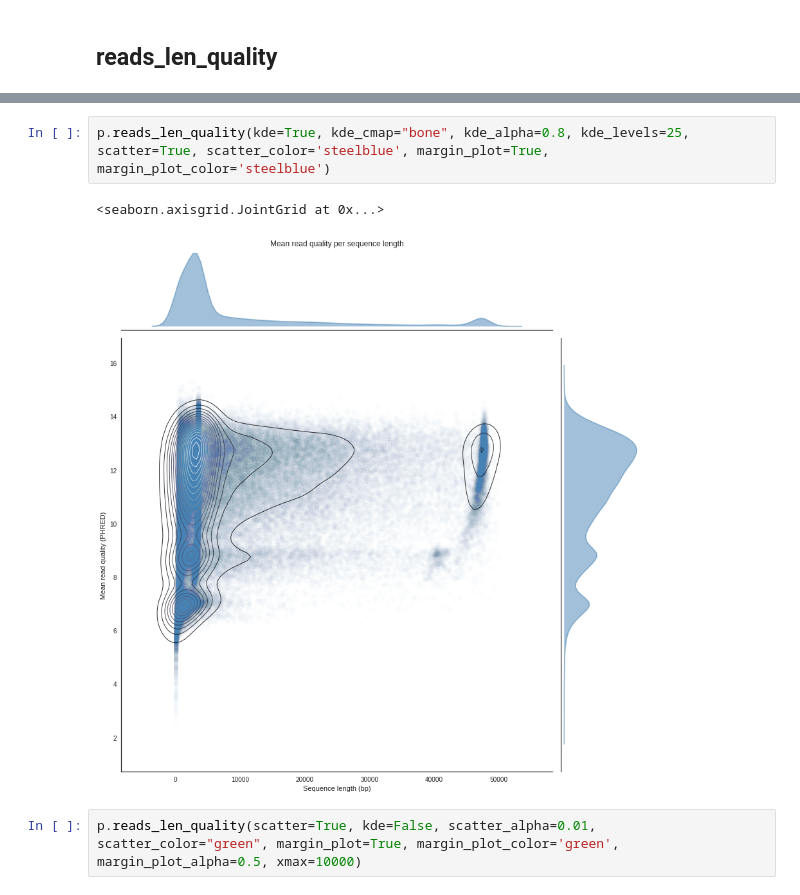
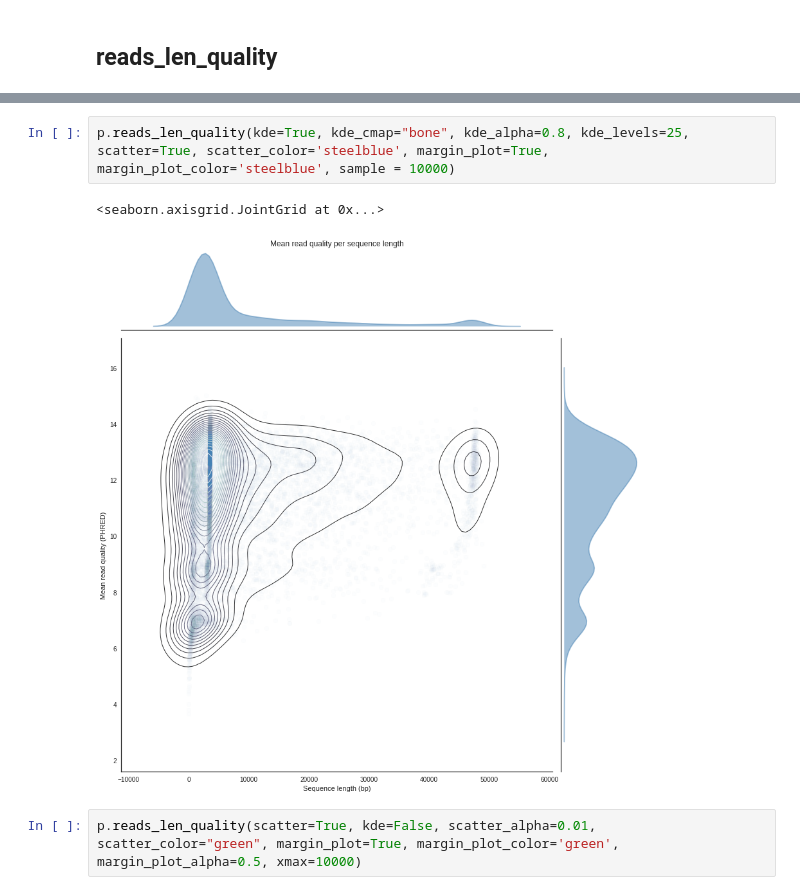
Before and after one commit to a-slide/pycoQC, a Jupyter notebook: pycoQC/test_pycoQC.ipynb, the cells around one changed output, grey strips where cells are left out. Drawn from its saved outputs; the diff is of its cells as text.

```diff
--- a/pycoQC/test_pycoQC.ipynb
+++ b/pycoQC/test_pycoQC.ipynb
@@ -344,10 +350,10 @@ reads_len_quality(self, figsize=12, kde=True, scatter=True, margin_plot=True, kd
     => Return
         A seaborn JointGrid object with the plot on it. (http://seaborn.pydata.org/generated/seaborn.JointGrid.html)
 # %%
-p.reads_len_quality(kde=True, kde_cmap="bone", kde_alpha=0.8, kde_levels=25, scatter=True, scatter_color='steelblue', margin_plot=True, margin_plot_color='steelblue')
+p.reads_len_quality(kde=True, kde_cmap="bone", kde_alpha=0.8, kde_levels=25, scatter=True, scatter_color='steelblue', margin_plot=True, margin_plot_color='steelblue', sample = 10000)
 # %% [output]
 <seaborn.axisgrid.JointGrid at 0x...>
-[figure, old version]
+[figure, new version]
 # %%
 p.reads_len_quality(scatter=True, kde=False, scatter_alpha=0.01, scatter_color="green", margin_plot=True, margin_plot_color='green', margin_plot_alpha=0.5, xmax=10000)
 # %% [output]
```
Also changed, not shown: parts of 7 cells of this notebook, 3 other files.
